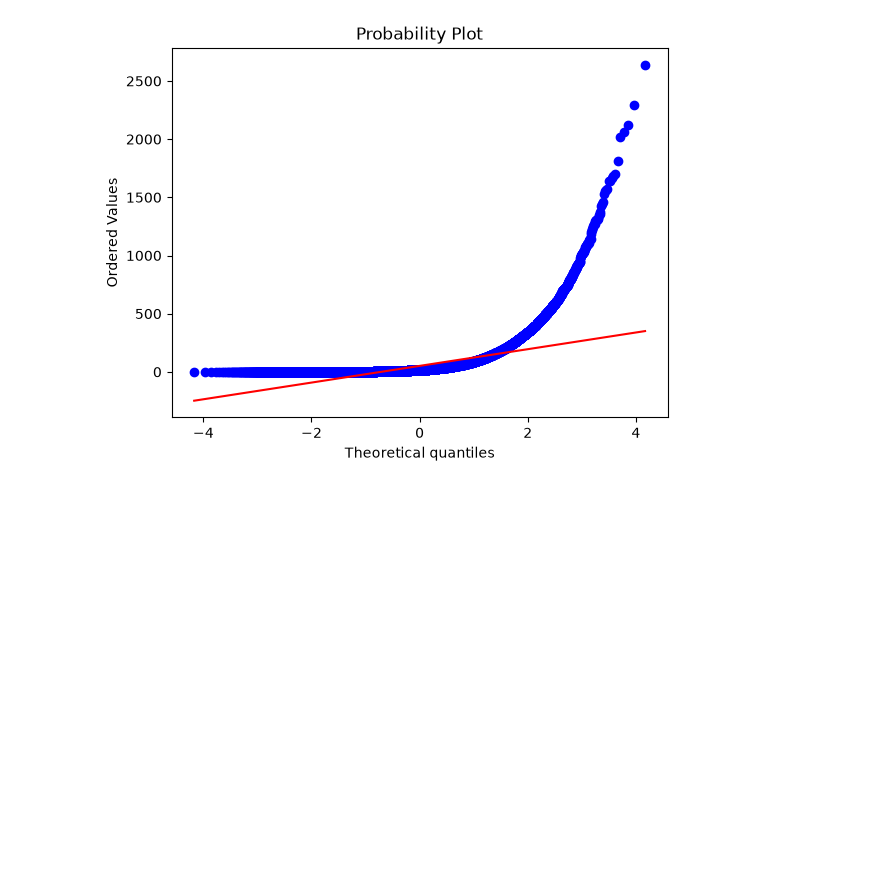
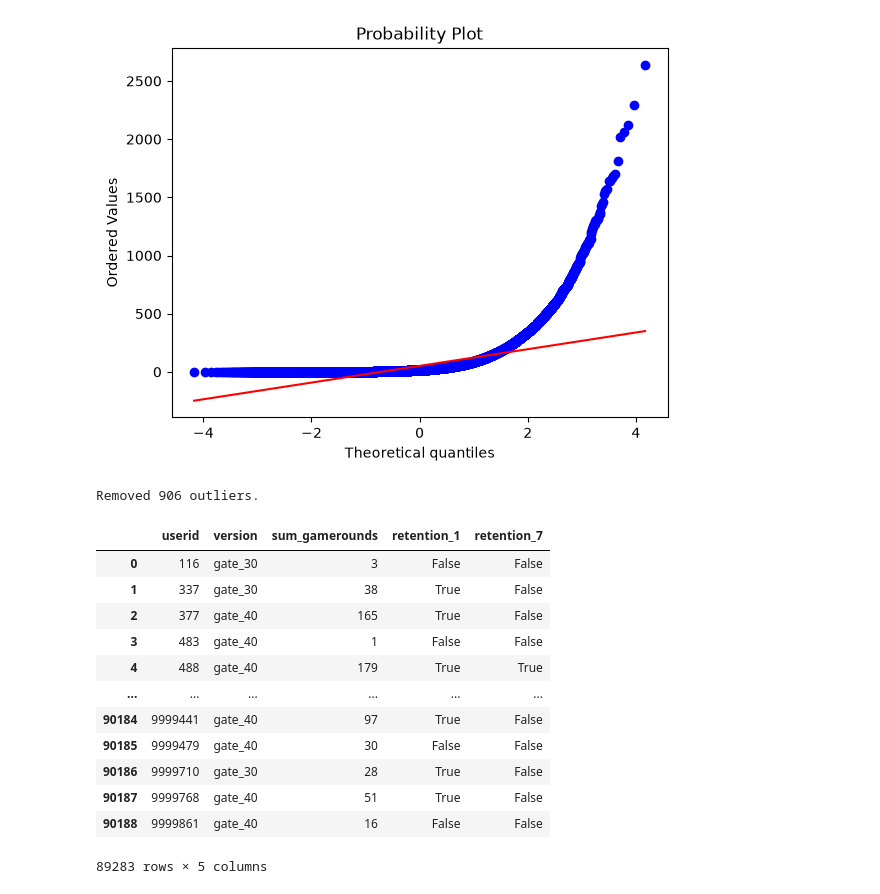
Before and after one commit to Reyal335/AB-Test-Cookie-Cats, a Jupyter notebook: notebooks/Z0_CookieCats_AB_Test.ipynb, the cells around one changed output. Saved outputs shown, nothing was run; the diff lists cells and outputs as text; code cells hidden in the pictures; blank space fills up the shorter version.

```diff
--- a/notebooks/Z0_CookieCats_AB_Test.ipynb
+++ b/notebooks/Z0_CookieCats_AB_Test.ipynb
@@ -226,3 +224,30 @@ grp30norm = stats.probplot(gamerounds_30, plot=plt)
 grp40norm = stats.probplot(gamerounds_40, plot=plt)
 # %% [output]
 [figure]
+# %%
+# Remove some outliers
+
+# Calculate the 99th percentile threshold
+threshold = df['sum_gamerounds'].quantile(0.99)
+
+df_cleaned = df[df['sum_gamerounds'] < threshold]
+
+print(f"Removed {(len(df) - len(df_cleaned))} outliers.")
+# %% [output]
+Removed 906 outliers.
+# %%
+df_cleaned
+# %% [output]
+|  | userid | version | sum_gamerounds | retention_1 | retention_7 |
+| 0 | 116 | gate_30 | 3 | False | False |
+| 1 | 337 | gate_30 | 38 | True | False |
+| 2 | 377 | gate_40 | 165 | True | False |
+| 3 | 483 | gate_40 | 1 | False | False |
+| 4 | 488 | gate_40 | 179 | True | True |
+| ... | ... | ... | ... | ... | ... |
+| 90184 | 9999441 | gate_40 | 97 | True | False |
+| 90185 | 9999479 | gate_40 | 30 | False | False |
+| 90186 | 9999710 | gate_30 | 28 | True | False |
+| 90187 | 9999768 | gate_40 | 51 | True | False |
+| 90188 | 9999861 | gate_40 | 16 | False | False |
+89283 rows × 5 columns
```
Also changed, not shown: parts of 6 cells of this notebook.
